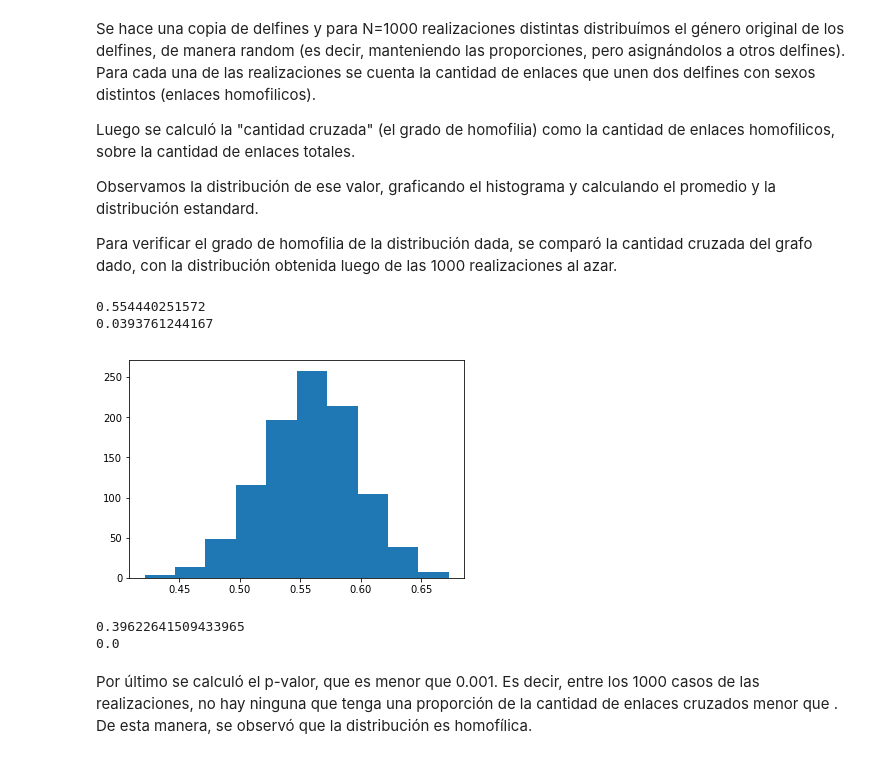
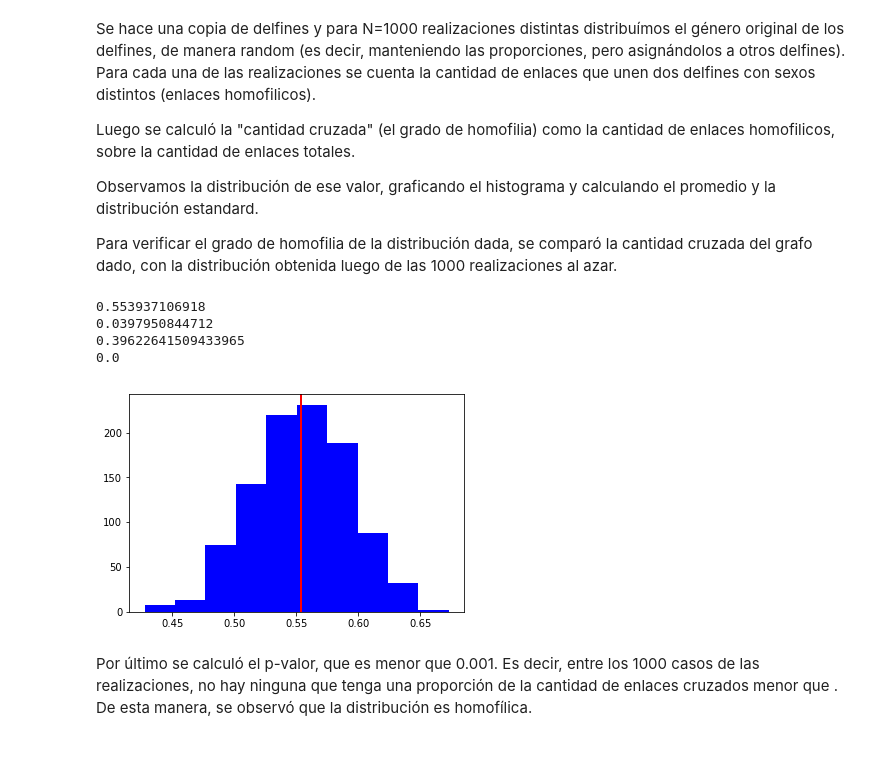
Before and after one commit to alangivre/TP1, a Jupyter notebook: TP1v2.ipynb, the cells around one changed output. Drawn from its saved outputs; the diff is of its cells as text; code cells hidden in the pictures.

```diff
--- a/TP1v2.ipynb
+++ b/TP1v2.ipynb
@@ -173,3 +172,7 @@ plt.show()
+# %%
+# Asignación de la clase genero a cada nodo de la red
+for delfin in generos:
+    delfines.node[delfin[0]]["genero"]=delfin[1]
 # %% [markdown]
 Para poder visualizar correctamente el gráfico, tienendo en cuenta el género de los delfines, incorporamos un color rojo a todos los delfines femenimos, azul a los masculinos y gris a los que no tienen género asignado. Ploteamos el grafo en un tamaño y utilizamos el layout fruchterman_reingold_layout el que mejor nos permite visualizar la distribución de los delfines, evitando cruce entre lineas.
 # %% [markdown]
@@ -245,9 +248,6 @@ print(np.mean(cantidadcruzada)) # El promedio de los porcentajes de enlaces que
 print(np.std(cantidadcruzada))  #La desviación estándar de lo mismo
 
 
-plt.hist(cantidadcruzada)
-plt.show()
-
 # Cuenta el # de enlaces de generos diferentes (clsases diferentes) en la red original
 contador=0
 for enlaces in list(delfines.edges):
@@ -261,13 +261,19 @@ print(cruzadadelfines)
 j=0
 while cantidadcruzada[j]<cruzadadelfines:
     j=j+1
-print(j/N) #p-valor
+p_value = float(j/N)
+print(p_value)
 # %% [output]
-0.554440251572
-0.0393761244167
+0.553937106918
+0.0397950844712
+0.39622641509433965
+0.0
-[figure, removed]
-0.39622641509433965
-0.0
+# %%
+plt.hist(cantidadcruzada,color="b")
+plt.axvline(np.array(cantidadcruzada).mean(), color='r',linewidth=2)
+plt.show()
+# %% [output]
+[figure, added]
 # %% [markdown]
 Por último se calculó el p-valor, que es menor que 0.001. Es decir, entre los 1000 casos de las realizaciones, no hay ninguna que tenga una proporción de la cantidad de enlaces cruzados menor que . De esta manera, se observó que la distribución es homofílica.
 # %% [markdown]
```
Also changed, not shown: parts of 14 cells of this notebook.
